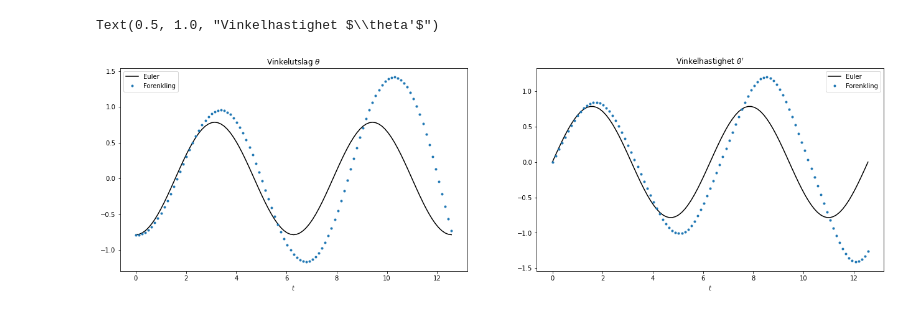
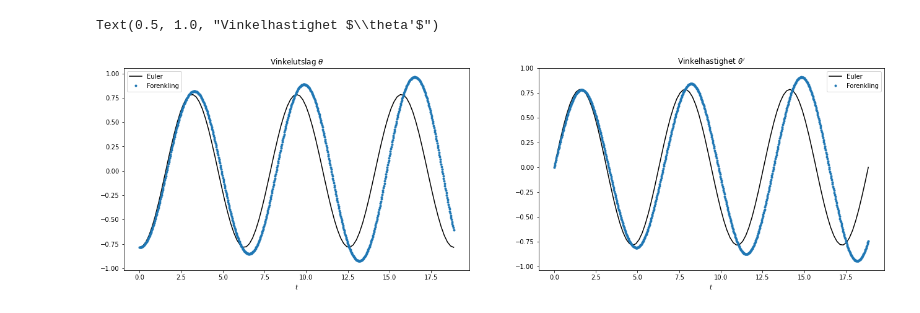
Before and after one commit to imfdrift/INGX1002H24, a Jupyter notebook: 3_difflign/3_difflign_pendel.ipynb, the cells around one changed output. Drawn from its saved outputs; the diff is of its cells as text; code cells hidden in the pictures.

```diff
--- a/3_difflign/3_difflign_pendel.ipynb
+++ b/3_difflign/3_difflign_pendel.ipynb
@@ -152,8 +178,8 @@ omega = 1 # omega
 theta0 = -np.pi/4 # startvinkel
 phi0 = 0 #start-vinkelhastighet
 
-T = 4*np.pi # slutt-tidspunkt
-N = 100 # antall steg med Euler
+T = 6*np.pi # slutt-tidspunkt
+N = 6*120 # antall steg med Euler
 h = T/N # skrittlengde
 tn = np.linspace(0,T,N+1)
 
@@ -161,33 +187,33 @@ def Y(t): # eksakt løsning av forenklet ligning
     return theta0*np.cos(omega*t) + (phi0/omega)*np.sin(omega*t)
 
 def dY(t): # den deriverte av funksjonen ovenfor
     return -omega*theta0*np.sin(omega*t) + phi0*np.cos(omega*t)
 
 Xn = np.zeros([N+1,2]) # liste med verdier for Eulers metode
 Xn[0,0] = theta0
 Xn[0,1] = phi0
 
 for k in range(0,N): # N steg med Eulers metode for opphavelig ligning
     Xn[k+1,0] = Xn[k,0] + h*Xn[k,1]
     Xn[k+1,1] = Xn[k,1] - h*(omega**2)*np.sin(Xn[k,0])
 
 tm = np.linspace(0,T,101)
 
 fig1, (ax11,ax12) = plt.subplots(1,2,figsize=(22,6))
 
 ax11.plot(tm,Y(tm),'k')
 ax11.plot(tn, Xn[:,0],'.')
 ax11.set_xlabel(r'$t$')
 ax11.legend(['Euler','Forenkling'])
 ax11.set_title(r'Vinkelutslag $\theta$')
 
 ax12.plot(tm,dY(tm),'k')
 ax12.plot(tn,Xn[:,1],'.')
 ax12.set_xlabel(r'$t$')
 ax12.legend(['Euler','Forenkling'])
 ax12.set_title(r"Vinkelhastighet $\theta'$")
 # %% [output]
 Text(0.5, 1.0, "Vinkelhastighet $\\theta'$")
-[figure, old version]
+[figure, new version]
 # %% [markdown]
 Vi ser her at vi har periodisk oppførsel for både tilnærmingen gitt av Eulers metode, og (selvfølgelig) for sinusbevegelsen til det lineariserte systemet.
```
Also changed, not shown: parts of 10 cells of this notebook, 7 other files.
